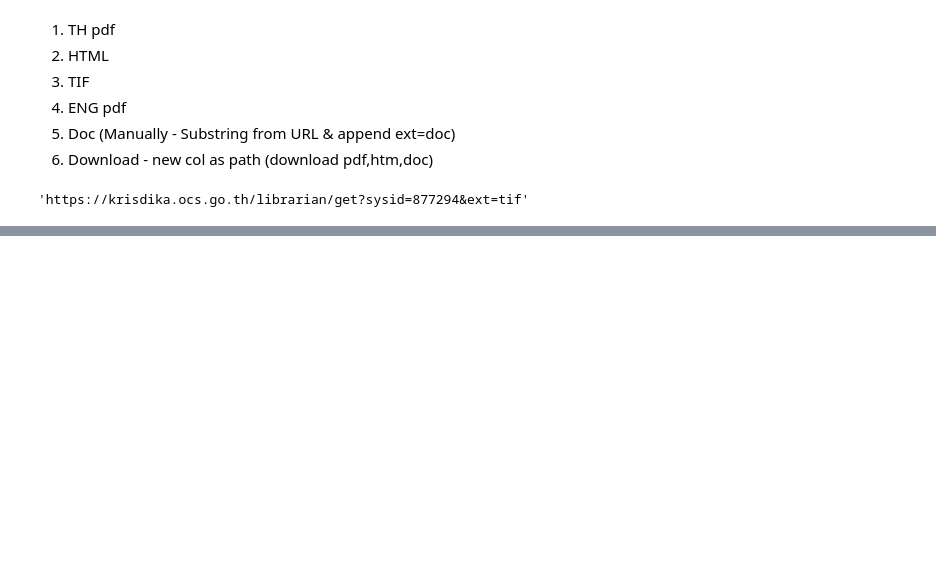
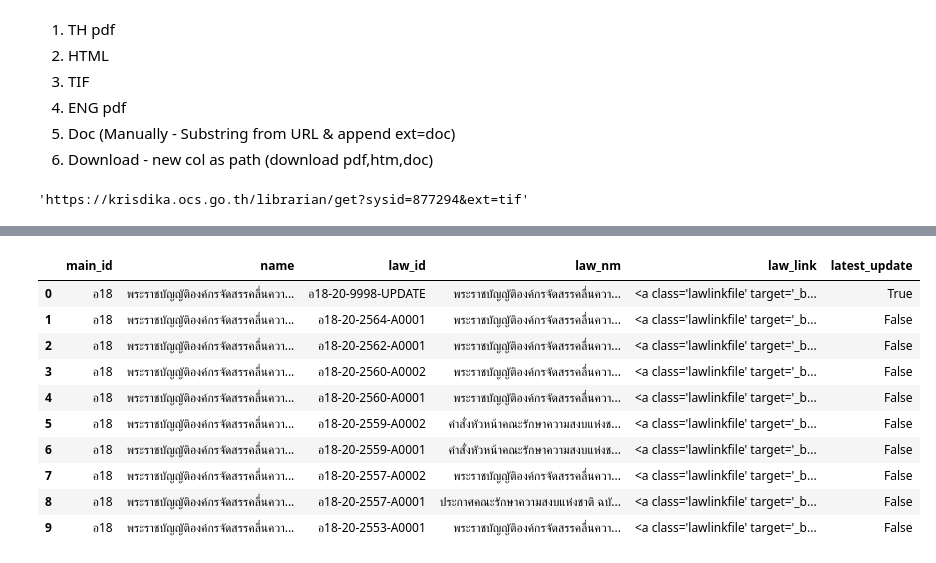
Before and after one commit to tete192356789/law_extract, a Jupyter notebook: Untitled1.ipynb, the cells around one changed output, grey strips where cells are left out. Cells and saved outputs as stored; diff of their text form; code cells hidden in the pictures; blank space fills up the shorter version.

Commit message:
edit check latest update law

```diff
--- a/Untitled1.ipynb
+++ b/Untitled1.ipynb
@@ -135,0 +195,14 @@ check_latest
+# %%
+law_df
+# %% [output]
+|  | main_id | name | law_id | law_nm | law_link | latest_update |
+| 0 | อ18 | พระราชบัญญัติองค์กรจัดสรรคลื่นควา... | อ18-20-9998-UPDATE | พระราชบัญญัติองค์กรจัดสรรคลื่นควา... | <a class='lawlinkfile' target='_b... | True |
+| 1 | อ18 | พระราชบัญญัติองค์กรจัดสรรคลื่นควา... | อ18-20-2564-A0001 | พระราชบัญญัติองค์กรจัดสรรคลื่นควา... | <a class='lawlinkfile' target='_b... | False |
+| 2 | อ18 | พระราชบัญญัติองค์กรจัดสรรคลื่นควา... | อ18-20-2562-A0001 | พระราชบัญญัติองค์กรจัดสรรคลื่นควา... | <a class='lawlinkfile' target='_b... | False |
+| 3 | อ18 | พระราชบัญญัติองค์กรจัดสรรคลื่นควา... | อ18-20-2560-A0002 | พระราชบัญญัติองค์กรจัดสรรคลื่นควา... | <a class='lawlinkfile' target='_b... | False |
+| 4 | อ18 | พระราชบัญญัติองค์กรจัดสรรคลื่นควา... | อ18-20-2560-A0001 | พระราชบัญญัติองค์กรจัดสรรคลื่นควา... | <a class='lawlinkfile' target='_b... | False |
+| 5 | อ18 | พระราชบัญญัติองค์กรจัดสรรคลื่นควา... | อ18-20-2559-A0002 | คำสั่งหัวหน้าคณะรักษาความสงบแห่งช... | <a class='lawlinkfile' target='_b... | False |
+| 6 | อ18 | พระราชบัญญัติองค์กรจัดสรรคลื่นควา... | อ18-20-2559-A0001 | คำสั่งหัวหน้าคณะรักษาความสงบแห่งช... | <a class='lawlinkfile' target='_b... | False |
+| 7 | อ18 | พระราชบัญญัติองค์กรจัดสรรคลื่นควา... | อ18-20-2557-A0002 | พระราชบัญญัติองค์กรจัดสรรคลื่นควา... | <a class='lawlinkfile' target='_b... | False |
+| 8 | อ18 | พระราชบัญญัติองค์กรจัดสรรคลื่นควา... | อ18-20-2557-A0001 | ประกาศคณะรักษาความสงบแห่งชาติ ฉบั... | <a class='lawlinkfile' target='_b... | False |
+| 9 | อ18 | พระราชบัญญัติองค์กรจัดสรรคลื่นควา... | อ18-20-2553-A0001 | พระราชบัญญัติองค์กรจัดสรรคลื่นควา... | <a class='lawlinkfile' target='_b... | False |
```
Also changed, not shown: parts of 5 cells of this notebook.
